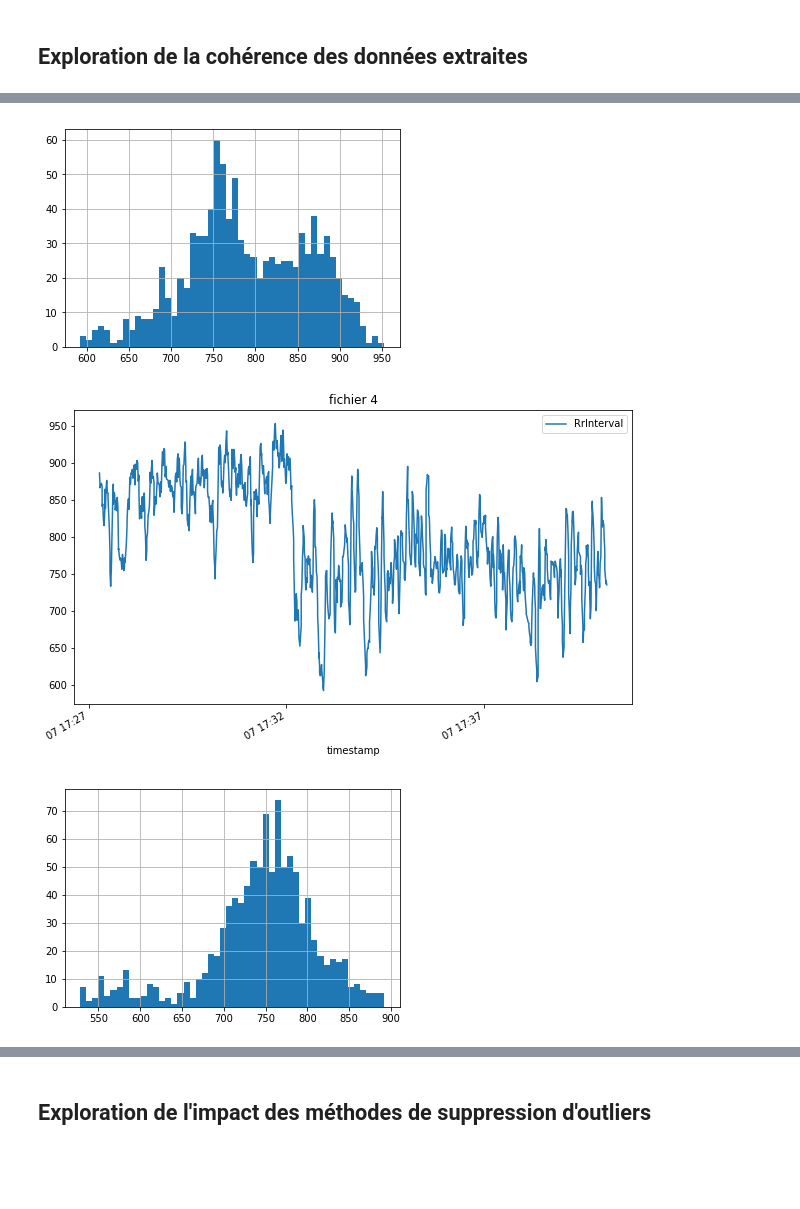
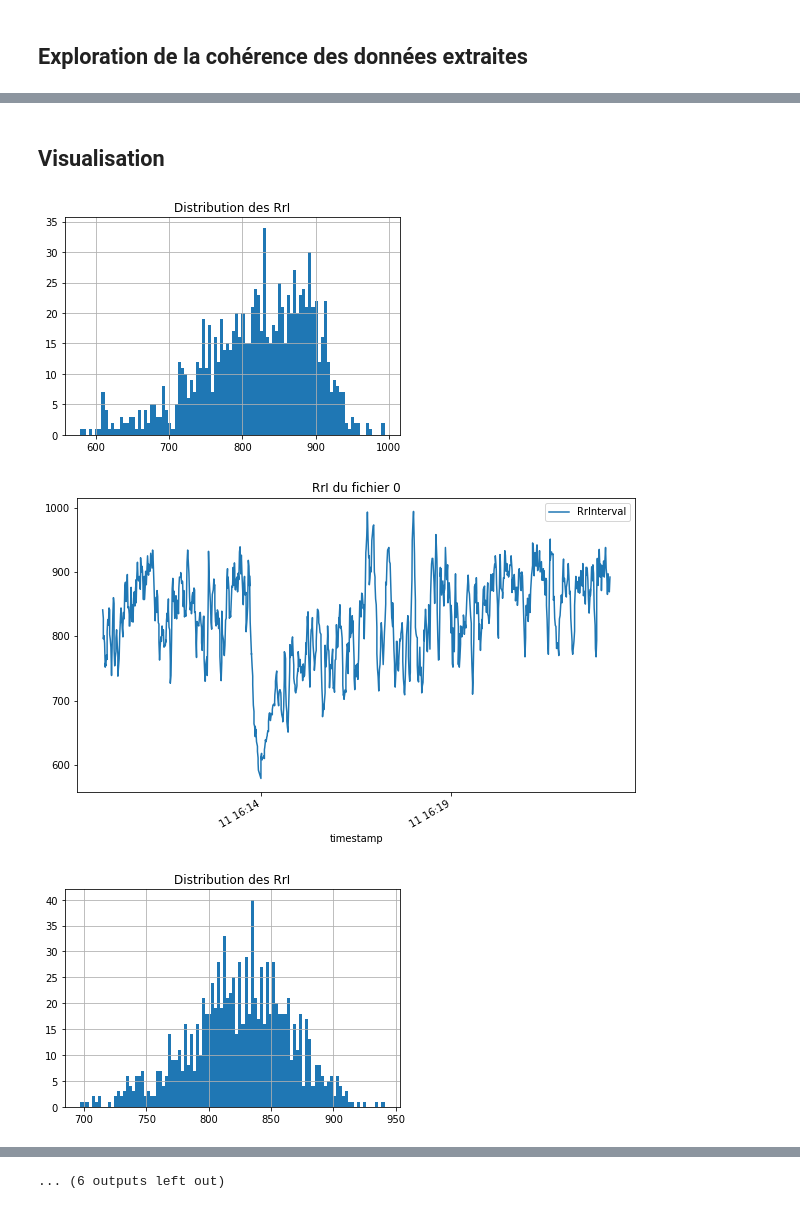
Before and after one commit to Aura-healthcare/Aura_data_analysis_platform, a Jupyter notebook: notebook/exploration_data_and_outliers.ipynb, the cells around one changed output, grey strips where cells are left out. Saved outputs shown, nothing was run; the diff lists cells and outputs as text; code cells hidden in the pictures; blank space fills up the shorter version.

Commit message:
ajout fichiers data test + notebook exploration outliers et timedelta

```diff
--- a/notebook/exploration_data_and_outliers.ipynb
+++ b/notebook/exploration_data_and_outliers.ipynb
@@ -39,9 +87,10 @@ def transform_json_data_RrInterval_to_dataframe(json_data):
 # %%
-for i in range(4,7):#range(len(data_list)):
+for i in range(len(data_list)):
     try:
         print()
         print("fichier {}".format(i))
         df = transform_json_data_RrInterval_to_dataframe(data_list[i])
+        df = df[:500]
         print("Somme des RrInt (s): " + str(df["RrInterval"].sum() / 1000))
         print("Nombre de RrInt : " + str(df["RrInterval"].count()))
         timedelta = df.index[-1] - df.index[0]
@@ -51,7 +100,6 @@ for i in range(4,7):#range(len(data_list)):
         print()
         print("------------------------------------")
     except:
-        #data_list[i]
         print("Problem for " + "data_list[" + str(i) + "]")
         print()
         print("------------------------------------")
@@ -78,0 +137,31 @@ import matplotlib.pyplot as plt
+# %%
+i = 0
+for dataframe in df_list:
+    try:
+        new_df = dataframe
+        # Creation du nouvel index, arrondi au dixième !
+        index = list(map(lambda x: pd.to_datetime(str(x)[:-5],
+                                                  format="%Y-%m-%d %H:%M:%S"), new_df.index))
+    except:
+        index = []
+        for tmstp in df_list[3].index:
+            try:
+                index.append(pd.to_datetime(str(tmstp)[:-5], format="%Y-%m-%d %H:%M:%S"))
+            except:
+                tmstp = str(tmstp) + ".000"
+                index.append(pd.to_datetime(str(tmstp)[:-5], format="%Y-%m-%d %H:%M:%S"))
+
+    #
+    new_df.index = index
+    index_count = new_df.index.value_counts()
+
+    s = 0
+    for val,index in zip(index_count, index_count.index):
+        if val >= 2:
+            #print(new_df[new_df.index == index])
+            if len(set(new_df[new_df.index == index].values.flatten())) == 1:
+                s += new_df[new_df.index == index].values.flatten()[0] / 1000
+                print(new_df[new_df.index == index])
+    print()
+    print("s = {}".format(s))
+    print("---------------")
@@ -79,13 +186,16 @@ import matplotlib.pyplot as plt
+# %% [markdown]
+## Visualisation
 # %%
-for i in range(4,7):#range(len(data_list)):
+for i in range(len(data_list)):
     try:
         df = transform_json_data_RrInterval_to_dataframe(data_list[i])
-        df["RrInterval"].hist(bins = 50)
-        df.plot(figsize=(10, 6), title="fichier {}".format(i))
+        plt.title("Distribution des RrI")
+        df["RrInterval"].hist(bins = 100)
+        df.plot(figsize=(10, 6), title="RrI du fichier {}".format(i))
         plt.show()
     except:
         raise
 # %% [output]
-[figure, old version]
+[figure, new version]
-[figure, old version]
+[figure, new version]
-[figure, old version]
+[figure, new version]
@@ -95,2 +211 @@ for i in range(4,7):#range(len(data_list)):
+... (6 outputs left out)
-# %% [markdown]
-## Exploration de l'impact des méthodes de suppression d'outliers
```
Also changed, not shown: parts of 13 cells of this notebook, 17 other files.
